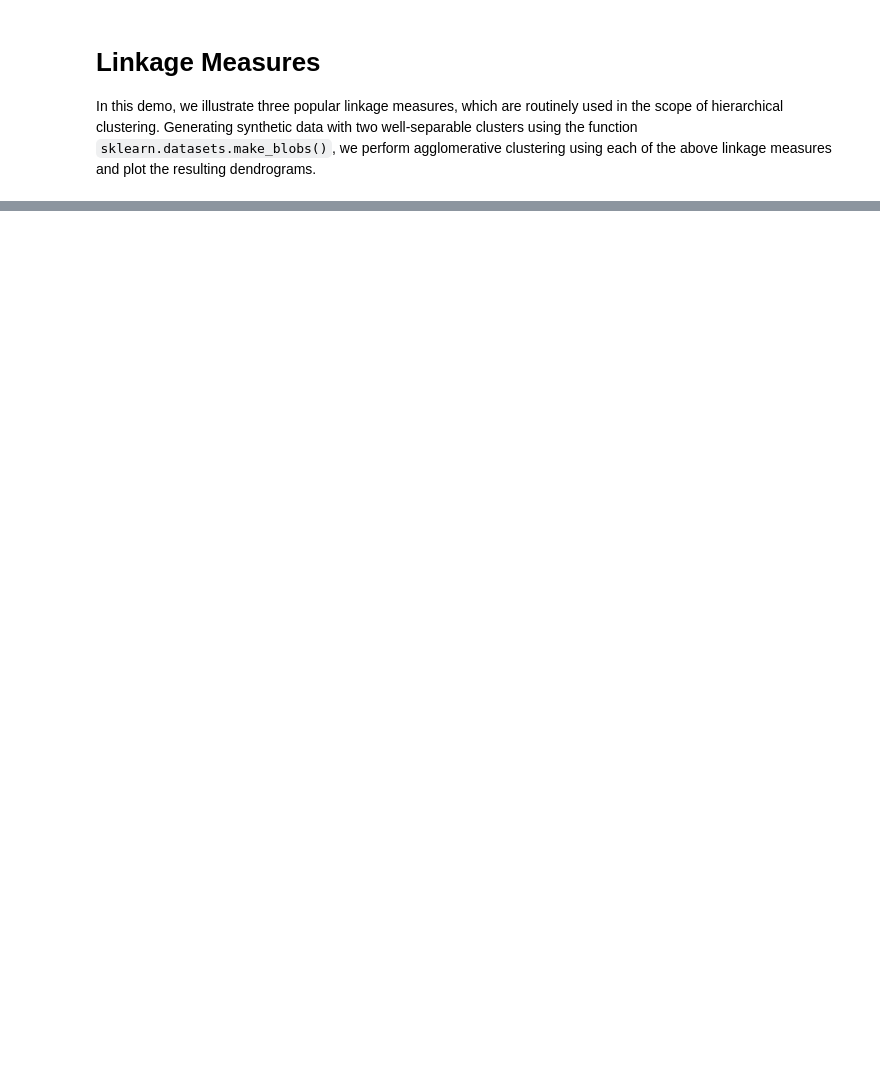
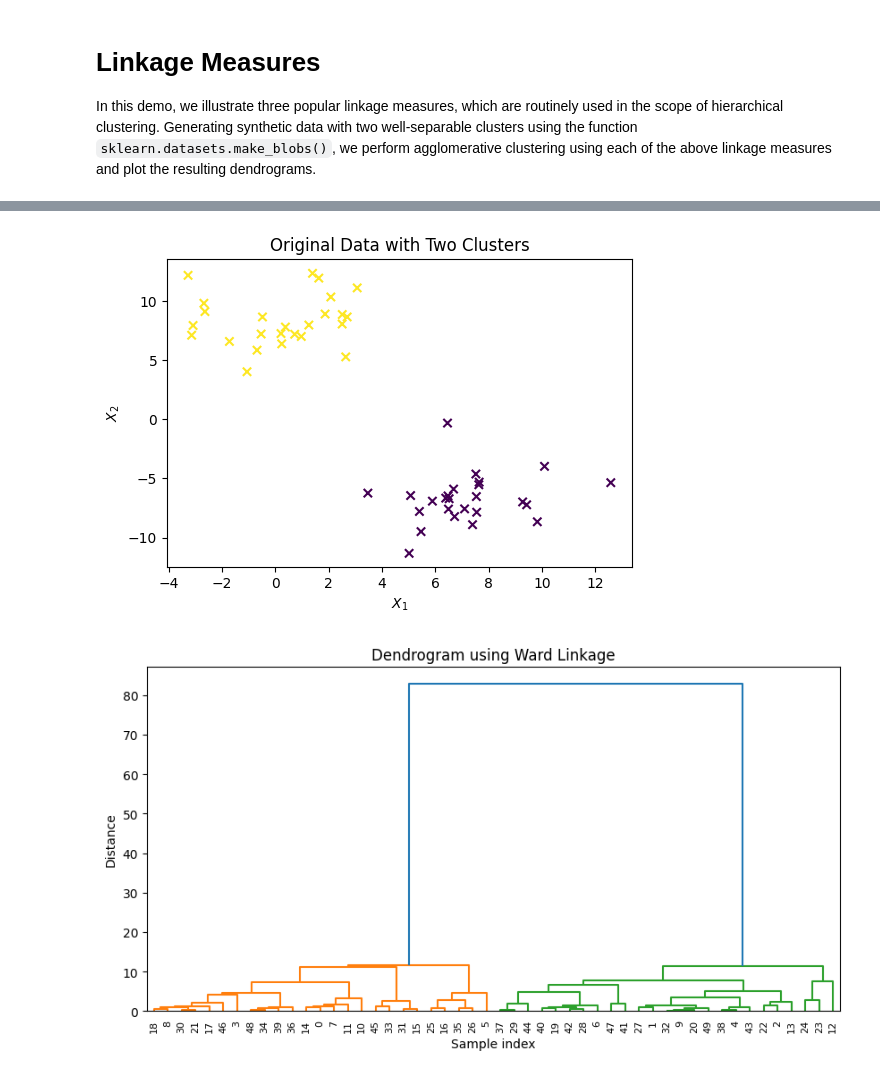
Before and after one commit to Humboldt-WI/demopy, a Jupyter notebook: LinkageMeasures.ipynb, the cells around one changed output, grey strips where cells are left out. Cells and saved outputs as stored; diff of their text form; code cells hidden in the pictures; blank space fills up the shorter version.

```diff
--- a/LinkageMeasures.ipynb
+++ b/LinkageMeasures.ipynb
@@ -44,0 +6,36 @@ for measure in linkage_measures:
+# %%
+import numpy as np
+import matplotlib.pyplot as plt
+from sklearn.datasets import make_blobs
+from scipy.cluster.hierarchy import dendrogram, linkage
+from sklearn.cluster import AgglomerativeClustering
+
+# Generate synthetic data
+X, y = make_blobs(n_samples=50, centers=2, n_features=2, random_state=888, cluster_std=2)
+
+# Plot original data
+plt.figure(figsize=(6, 4))
+plt.scatter(X[:, 0], X[:, 1], c=y, marker="x")
+plt.title("Original Data with Two Clusters")
+plt.xlabel("$X_1$")
+plt.ylabel("$X_2$")
+plt.show()
+
+# Different linkage measures
+linkage_measures = ['ward', 'single', 'average', 'complete']
+
+# Create dendrogram for each linkage measure
+for measure in linkage_measures:
+    # Perform hierarchical clustering
+    linked = linkage(X, method=measure)
+
+    # Plot dendrogram
+    plt.figure(figsize=(10, 5))
+    dendrogram(linked, orientation='top', distance_sort='descending', show_leaf_counts=True)
+    plt.title(f'Dendrogram using {measure.capitalize()} Linkage')
+    plt.xlabel("Sample index")
+    plt.ylabel("Distance")
+    plt.show()
+# %% [output]
+[figure, added]
+[figure, added]
```
Also changed, not shown: parts of 3 cells of this notebook.
